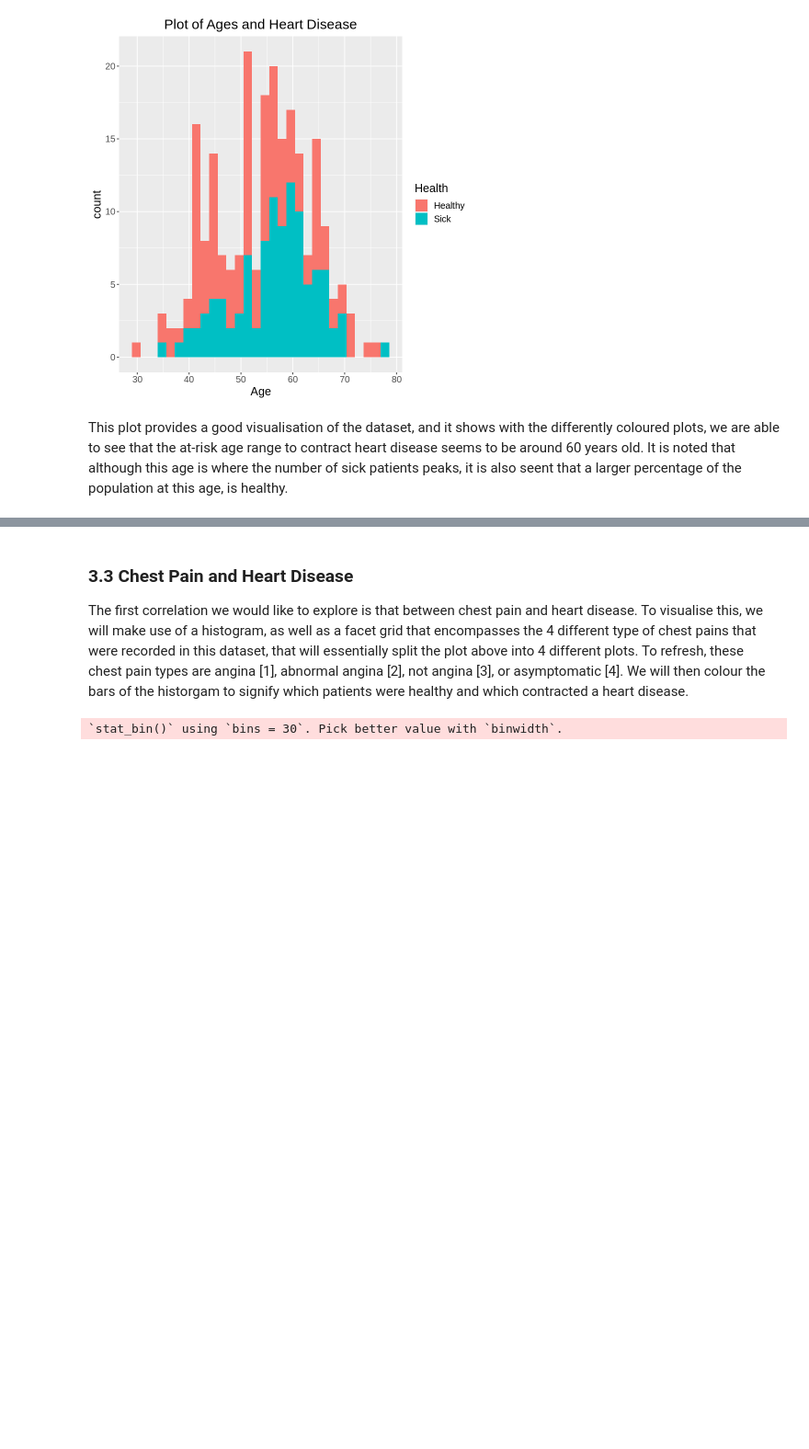
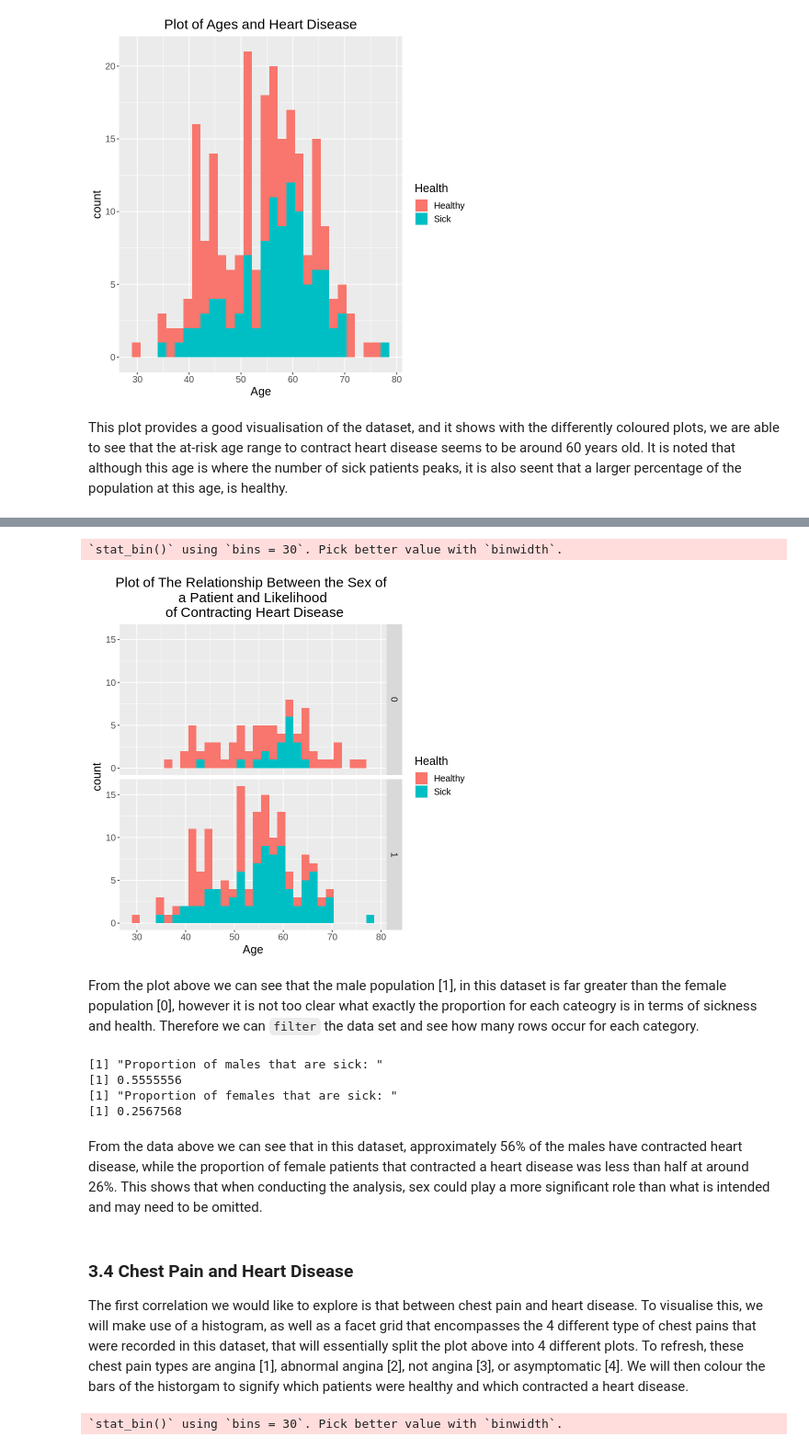
Before and after one commit to Sparsh-I/dsci-group-38, a Jupyter notebook: group_report.ipynb, the cells around one changed output, grey strips where cells are left out. Shown at 92% size. Cells and saved outputs as stored; diff of their text form; code cells hidden in the pictures; blank space fills up the shorter version.

Commit message:
Added Heart Disease and Sex Comparison

```diff
--- a/group_report.ipynb
+++ b/group_report.ipynb
@@ -155,5 +158,55 @@ This plot provides a good visualisation of the dataset, and it shows with the di
+# %%
+sex_and_heart_disease_plot <- heart_data_training |>
+    ggplot(aes(x = age, fill = as_factor(health))) +
+    geom_histogram() +
+    facet_grid(rows = vars(sex)) +
+    labs(title = "Plot of The Relationship Between the Sex of \n a Patient and Likelihood \n of Contracting Heart Disease", x = "Age", fill = "Health") +
+    scale_fill_discrete(labels = c("Healthy", "Sick")) +
+    theme(text = element_text(size = 15), plot.title = element_text(hjust = 0.5))
+
+sex_and_heart_disease_plot
+# %% [output]
+`stat_bin()` using `bins = 30`. Pick better value with `binwidth`.
+[figure, added]
+# %% [markdown]
+From the plot above we can see that the male population [1], in this dataset is far greater than the female population [0], however it is not too clear what exactly the proportion for each cateogry is in terms of sickness and health. Therefore we can `filter` the data set and see how many rows occur for each category.
+# %%
+male_total <- heart_data_training |>
+    filter(sex == 1) |>
+    nrow()
+
+male_sick <- heart_data_training |>
+    filter(sex == 1) |>
+    filter(health == 1) |>
+    nrow()
+
+male_ratio <- (male_sick / male_total)
+
+female_total <- heart_data_training |>
+    filter(sex == 0) |>
+    nrow()
+
+female_sick <- heart_data_training |>
+    filter(sex == 0) |>
+    filter(health == 1) |>
+    nrow()
+
+female_ratio <- (female_sick / female_total)
+
+
+print('Proportion of males that are sick: ')
+print(male_ratio)
+print('Proportion of females that are sick: ')
+print(female_ratio)
+# %% [output]
+[1] "Proportion of males that are sick: "
+[1] 0.5555556
+[1] "Proportion of females that are sick: "
+[1] 0.2567568
+# %% [markdown]
+From the data above we can see that in this dataset, approximately 56% of the males have contracted heart disease, while the proportion of female patients that contracted a heart disease was less than half at around 26%. This shows that when conducting the analysis, sex could play a more significant role than what is intended and may need to be omitted.
 # %% [markdown]
-### 3.3 Chest Pain and Heart Disease
+### 3.4 Chest Pain and Heart Disease
 The first correlation we would like to explore is that between chest pain and heart disease. To visualise this, we will make use of a histogram, as well as a facet grid that encompasses the 4 different type of chest pains that were recorded in this dataset, that will essentially split the plot above into 4 different plots. To refresh, these chest pain types are angina [1], abnormal angina [2], not angina [3], or asymptomatic [4]. We will then colour the bars of the historgam to signify which patients were healthy and which contracted a heart disease.
 # %%
 likelihood_of_heart_disease_plot <- heart_data_training |>
```
Also changed, not shown: parts of 5 cells of this notebook.
